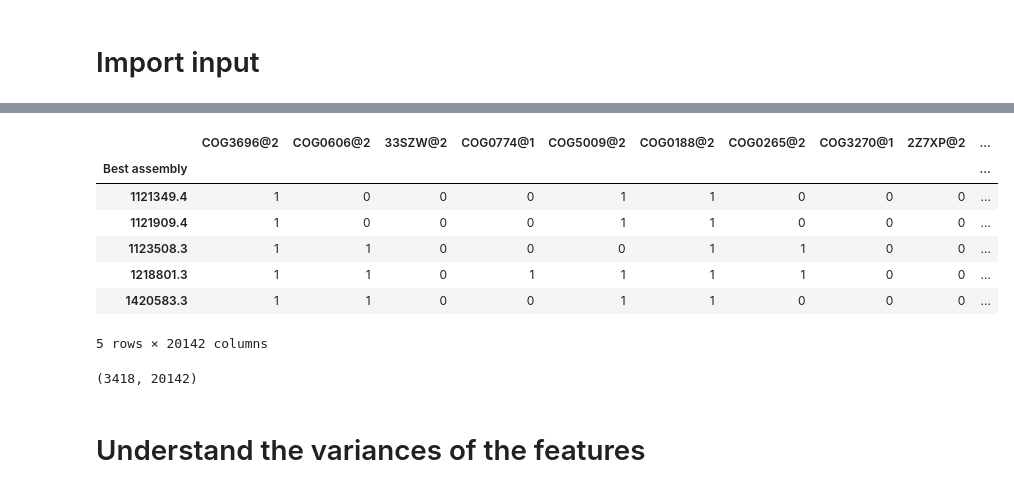
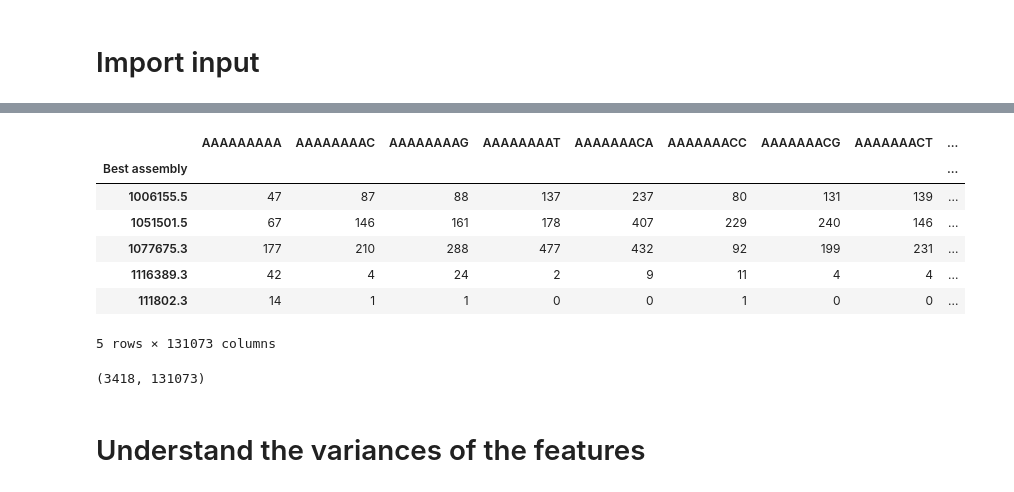
Before and after one commit to ProfHeydeFranca/BacterialData, a Jupyter notebook: run_features/scripts/remove_zero-variance.ipynb, the cells around one changed output, grey strips where cells are left out. Cells and saved outputs as stored; diff of their text form; code cells hidden in the pictures.

Commit message:
small change in remove_zero-var.py to run draco kmer

```diff
--- a/run_features/scripts/remove_zero-variance.ipynb
+++ b/run_features/scripts/remove_zero-variance.ipynb
@@ -25,9 +25,9 @@ import datetime
 
 print("Started script! Loading input file...", datetime.datetime.now())
 
-#feature = 'kmer9Classification'
+feature = 'kmer9Classification'
 #feature = 'kmer9Regression'
-feature = 'gene-familiesClassification'
+#feature = 'gene-familiesClassification'
 #feature = 'gene-familiesRegression'
 #feature = 'gene-families'
 #feature = 'kmer9'
@@ -58,12 +58,12 @@ Loaded input pickle zst file... 2024-07-15 09:55:49.341187
-|  | COG3696@2 | COG0606@2 | 33SZW@2 | COG0774@1 | COG5009@2 | COG0188@2 | COG0265@2 | COG3270@1 | 2Z7XP@2 | ... |
-| Best assembly |  |  |  |  |  |  |  |  |  | ... |
-| 1121349.4 | 1 | 0 | 0 | 0 | 1 | 1 | 0 | 0 | 0 | ... |
-| 1121909.4 | 1 | 0 | 0 | 0 | 1 | 1 | 0 | 0 | 0 | ... |
-| 1123508.3 | 1 | 1 | 0 | 0 | 0 | 1 | 1 | 0 | 0 | ... |
-| 1218801.3 | 1 | 1 | 0 | 1 | 1 | 1 | 1 | 0 | 0 | ... |
-| 1420583.3 | 1 | 1 | 0 | 0 | 1 | 1 | 0 | 0 | 0 | ... |
+|  | AAAAAAAAA | AAAAAAAAC | AAAAAAAAG | AAAAAAAAT | AAAAAAACA | AAAAAAACC | AAAAAAACG | AAAAAAACT | ... |
+| Best assembly |  |  |  |  |  |  |  |  | ... |
+| 1006155.5 | 47 | 87 | 88 | 137 | 237 | 80 | 131 | 139 | ... |
+| 1051501.5 | 67 | 146 | 161 | 178 | 407 | 229 | 240 | 146 | ... |
+| 1077675.3 | 177 | 210 | 288 | 477 | 432 | 92 | 199 | 231 | ... |
+| 1116389.3 | 42 | 4 | 24 | 2 | 9 | 11 | 4 | 4 | ... |
+| 111802.3 | 14 | 1 | 1 | 0 | 0 | 1 | 0 | 0 | ... |
-5 rows × 20142 columns
+5 rows × 131073 columns
-(3418, 20142)
+(3418, 131073)
 # %% [markdown]
 # Understand the variances of the features
 # %% [markdown]
```
Also changed, not shown: parts of 5 cells of this notebook, 2 other files.
